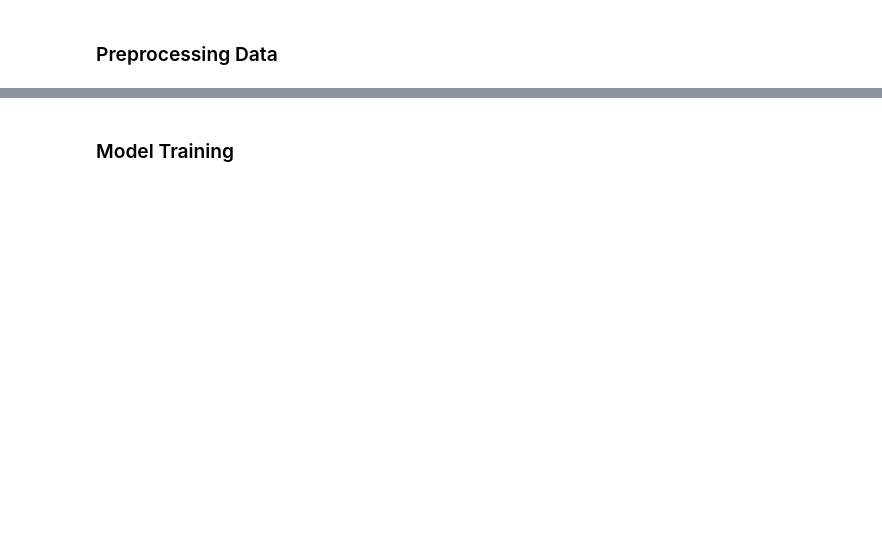
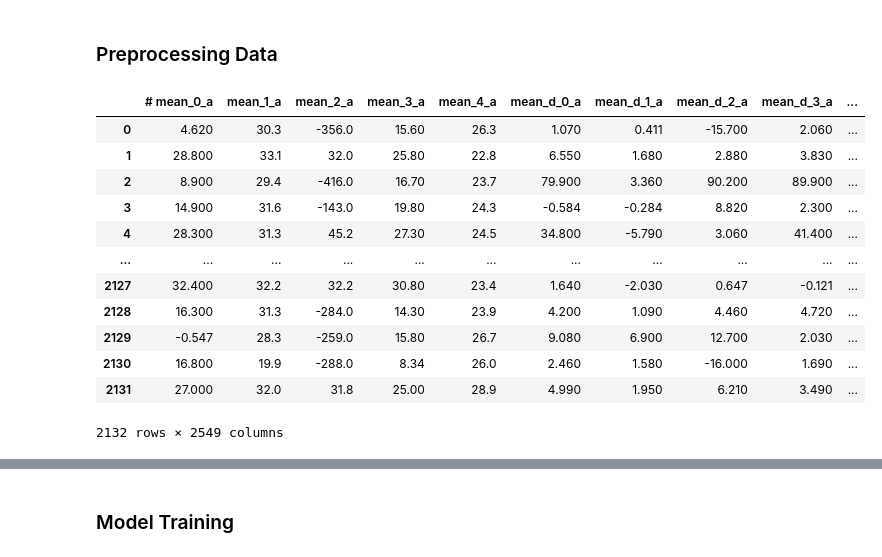
Before and after one commit to Aphiwish-Aphisaksiri/Hackathon, a Jupyter notebook: emotion_code.ipynb, the cells around one changed output, grey strips where cells are left out. Saved outputs shown, nothing was run; the diff lists cells and outputs as text; code cells hidden in the pictures; blank space fills up the shorter version.

```diff
--- a/emotion_code.ipynb
+++ b/emotion_code.ipynb
@@ -14,5 +15,19 @@ def preprocess(dataframe_data, label_mapping):
     return X_train, X_test, y_train, y_test
 # %%
 # Read the CSV file into a pandas DataFrame
-df = pd.read_csv('emotions.csv')
-#df
+raw = pd.read_csv('emotions.csv')
+raw
+# %% [output]
+|  | # mean_0_a | mean_1_a | mean_2_a | mean_3_a | mean_4_a | mean_d_0_a | mean_d_1_a | mean_d_2_a | mean_d_3_a | ... |
+| 0 | 4.620 | 30.3 | -356.0 | 15.60 | 26.3 | 1.070 | 0.411 | -15.700 | 2.060 | ... |
+| 1 | 28.800 | 33.1 | 32.0 | 25.80 | 22.8 | 6.550 | 1.680 | 2.880 | 3.830 | ... |
+| 2 | 8.900 | 29.4 | -416.0 | 16.70 | 23.7 | 79.900 | 3.360 | 90.200 | 89.900 | ... |
+| 3 | 14.900 | 31.6 | -143.0 | 19.80 | 24.3 | -0.584 | -0.284 | 8.820 | 2.300 | ... |
+| 4 | 28.300 | 31.3 | 45.2 | 27.30 | 24.5 | 34.800 | -5.790 | 3.060 | 41.400 | ... |
+| ... | ... | ... | ... | ... | ... | ... | ... | ... | ... | ... |
+| 2127 | 32.400 | 32.2 | 32.2 | 30.80 | 23.4 | 1.640 | -2.030 | 0.647 | -0.121 | ... |
+| 2128 | 16.300 | 31.3 | -284.0 | 14.30 | 23.9 | 4.200 | 1.090 | 4.460 | 4.720 | ... |
+| 2129 | -0.547 | 28.3 | -259.0 | 15.80 | 26.7 | 9.080 | 6.900 | 12.700 | 2.030 | ... |
+| 2130 | 16.800 | 19.9 | -288.0 | 8.34 | 26.0 | 2.460 | 1.580 | -16.000 | 1.690 | ... |
+| 2131 | 27.000 | 32.0 | 31.8 | 25.00 | 28.9 | 4.990 | 1.950 | 6.210 | 3.490 | ... |
+2132 rows × 2549 columns
```
Also changed, not shown: parts of 8 cells of this notebook.
